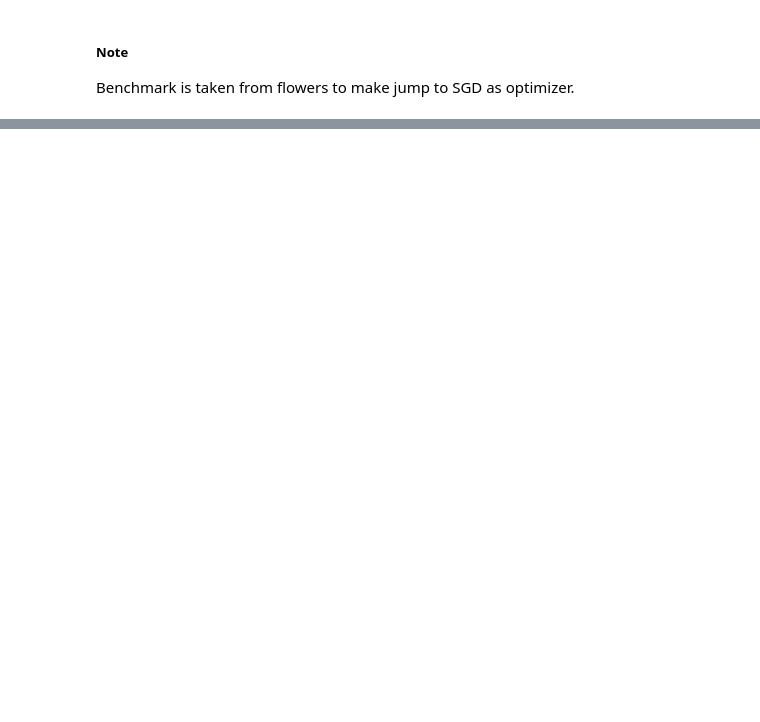
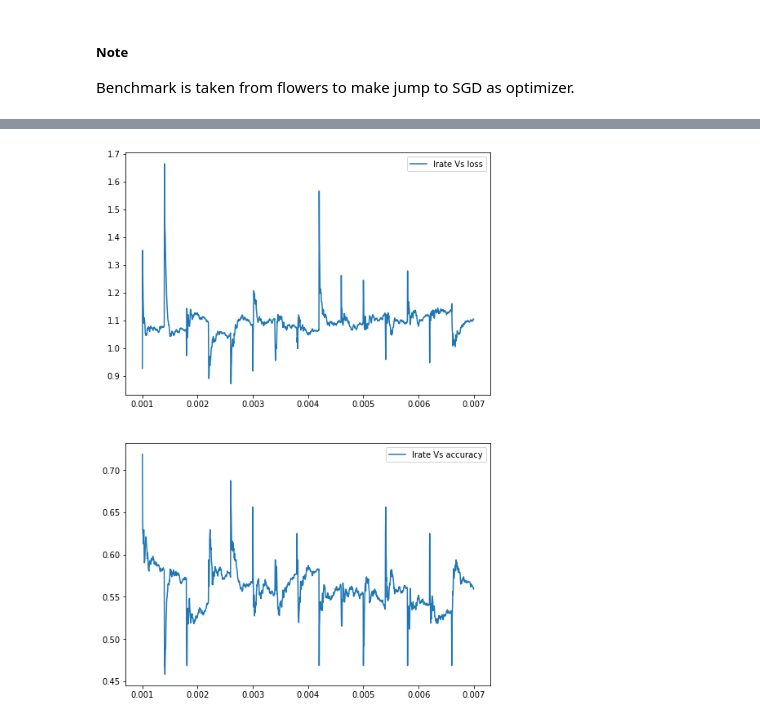
Before and after one commit to Kaushalkhokhar/complete-ml, a Jupyter notebook: projects/CNN/flowers2.ipynb, the cells around one changed output, grey strips where cells are left out. Drawn from its saved outputs; the diff is of its cells as text; code cells hidden in the pictures; blank space fills up the shorter version.

```diff
--- a/projects/CNN/flowers2.ipynb
+++ b/projects/CNN/flowers2.ipynb
@@ -1337,7 +1337,9 @@ summary = {"lrate": onecycle_cb.rate,
 # %%
 fig, axs = plt.subplots(2, figsize=(8, 12))
 axs[0].plot(summary["lrate"], summary["loss"])
 axs[0].legend(["lrate Vs loss"])
-axs[1].plot(summary["lrate"])
-axs[1].legend(["learnig rate"])
+axs[1].plot(summary["lrate"], summary["accuracy"])
+axs[1].legend(["lrate Vs accuracy"])
 plt.show()
+# %% [output]
+[figure, added]
```
Also changed, not shown: parts of 19 cells of this notebook.
